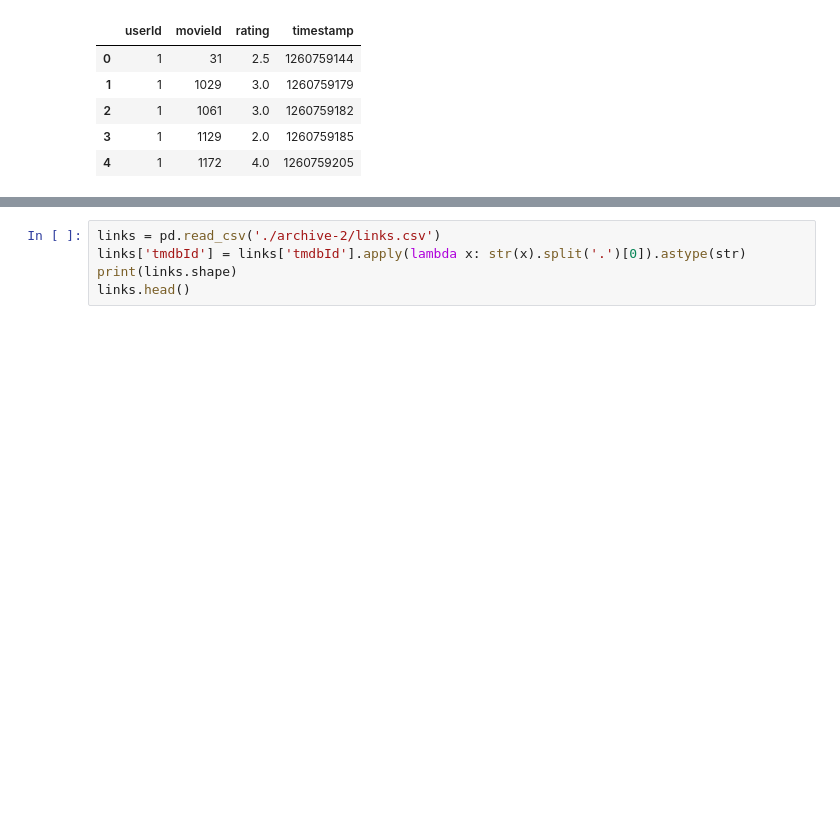
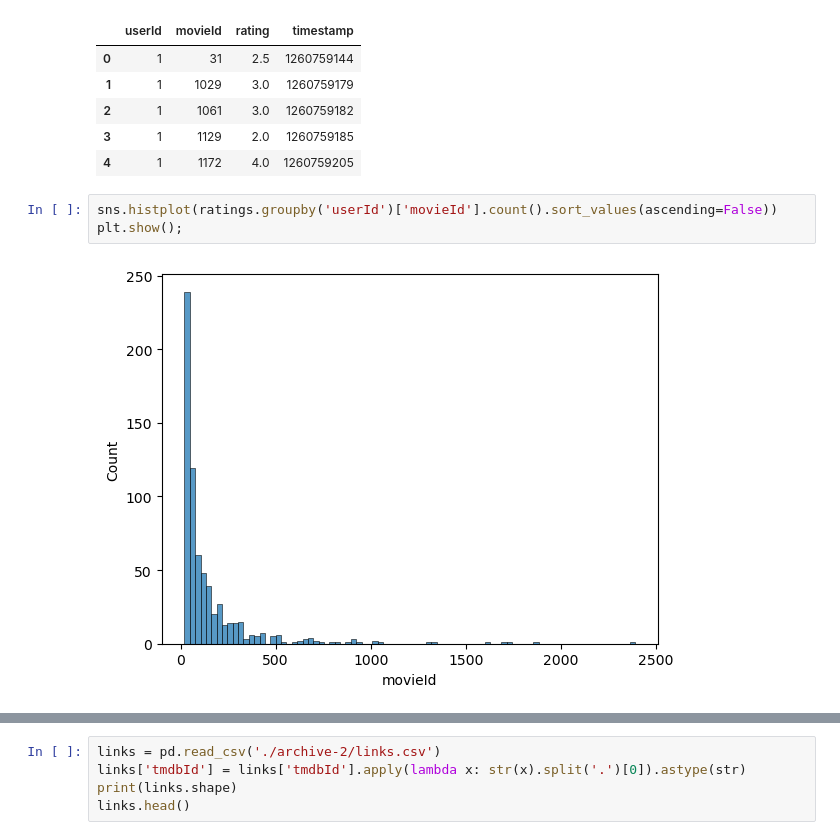
Before and after one commit to jforster19/Data620, a Jupyter notebook: Project 2.ipynb, the cells around one changed output, grey strips where cells are left out. Drawn from its saved outputs; the diff is of its cells as text; blank space fills up the shorter version.

Commit message:
Update Project 2.ipynb
add user basic review

```diff
--- a/Project 2.ipynb
+++ b/Project 2.ipynb
@@ -35,3 +36,8 @@ ratings.head()
 | 2 | 1 | 1061 | 3.0 | 1260759182 |
 | 3 | 1 | 1129 | 2.0 | 1260759185 |
 | 4 | 1 | 1172 | 4.0 | 1260759205 |
+# %%
+sns.histplot(ratings.groupby('userId')['movieId'].count().sort_values(ascending=False))
+plt.show();
+# %% [output]
+[figure, added]
```
Also changed, not shown: parts of 2 cells of this notebook.
